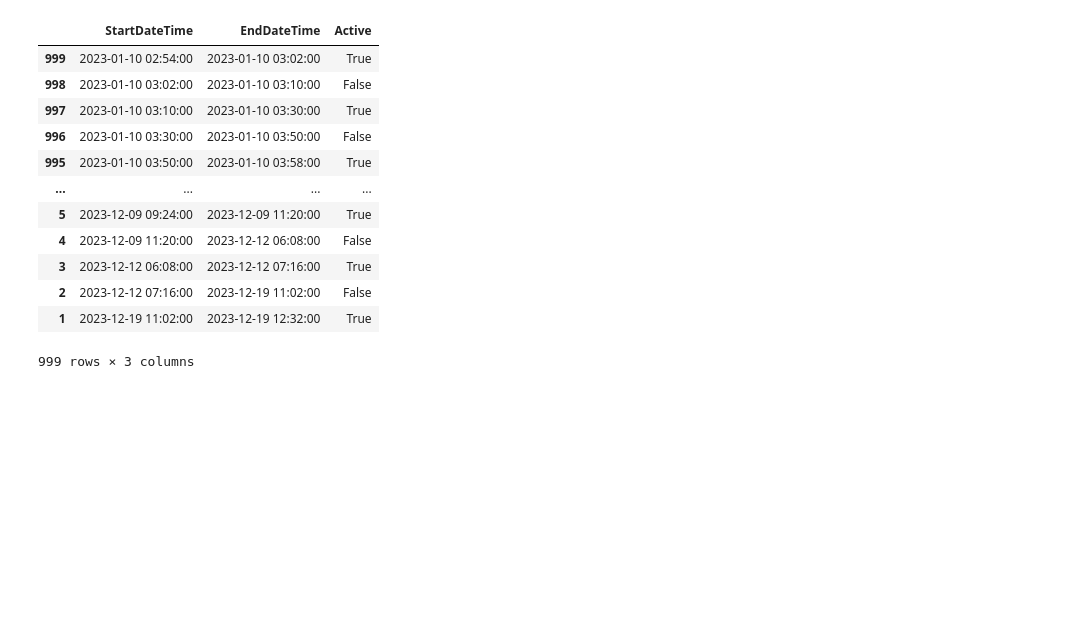
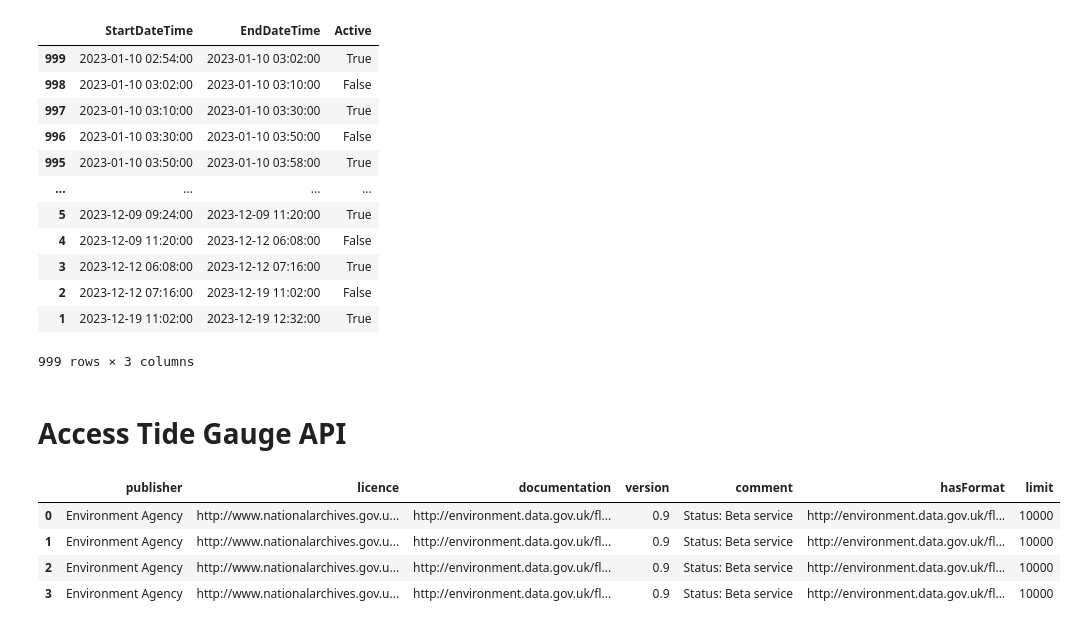
Before and after one commit to MassimilianoArca/Thames-Ecoli, a Jupyter notebook: thames/data_preprocessing/tides.ipynb, the cells around one changed output. Cells and saved outputs as stored; diff of their text form; code cells hidden in the pictures; blank space fills up the shorter version.

Commit message:
tide api tests

```diff
--- a/thames/data_preprocessing/tides.ipynb
+++ b/thames/data_preprocessing/tides.ipynb
@@ -277,3 +276,5 @@ df_int
 df_int.to_excel(
     os.path.join(temporary_results_folder, "cso_intervals.xlsx"), index=False
 )
+# %% [markdown]
+# Access Tide Gauge API
@@ -279,0 +333,8 @@ df_int.to_excel(
+# %%
+metadata_df
+# %% [output]
+|  | publisher | licence | documentation | version | comment | hasFormat | limit |
+| 0 | Environment Agency | http://www.nationalarchives.gov.u... | http://environment.data.gov.uk/fl... | 0.9 | Status: Beta service | http://environment.data.gov.uk/fl... | 10000 |
+| 1 | Environment Agency | http://www.nationalarchives.gov.u... | http://environment.data.gov.uk/fl... | 0.9 | Status: Beta service | http://environment.data.gov.uk/fl... | 10000 |
+| 2 | Environment Agency | http://www.nationalarchives.gov.u... | http://environment.data.gov.uk/fl... | 0.9 | Status: Beta service | http://environment.data.gov.uk/fl... | 10000 |
+| 3 | Environment Agency | http://www.nationalarchives.gov.u... | http://environment.data.gov.uk/fl... | 0.9 | Status: Beta service | http://environment.data.gov.uk/fl... | 10000 |
```
Also changed, not shown: parts of 4 cells of this notebook, 2 other files.
